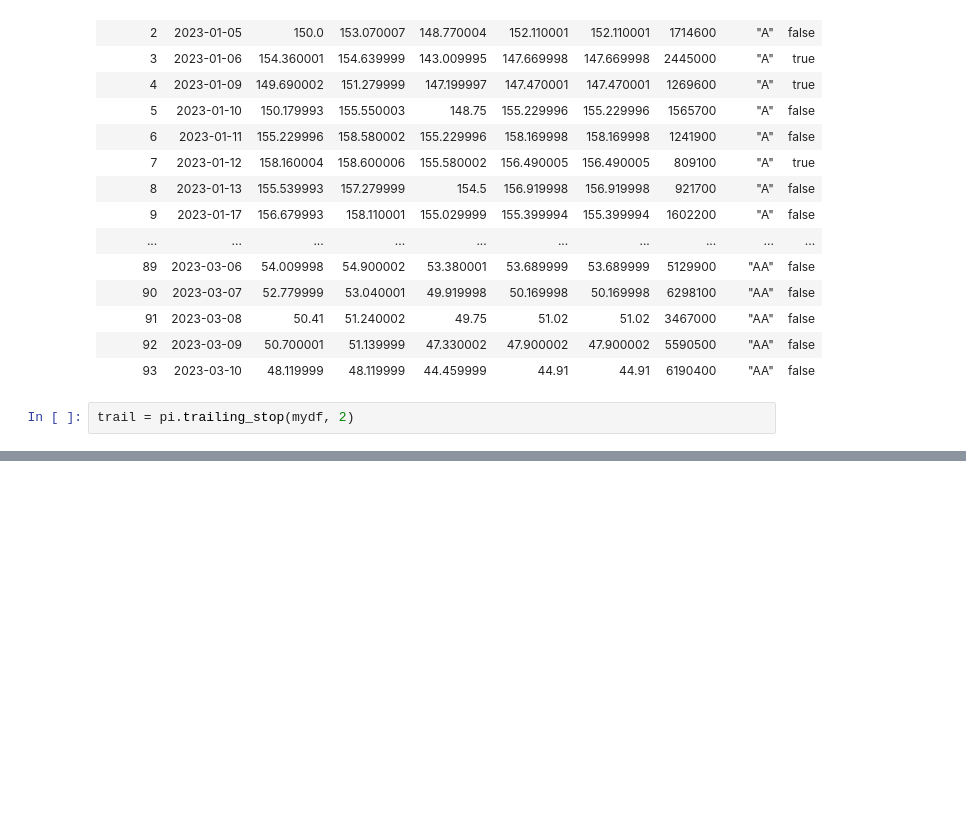
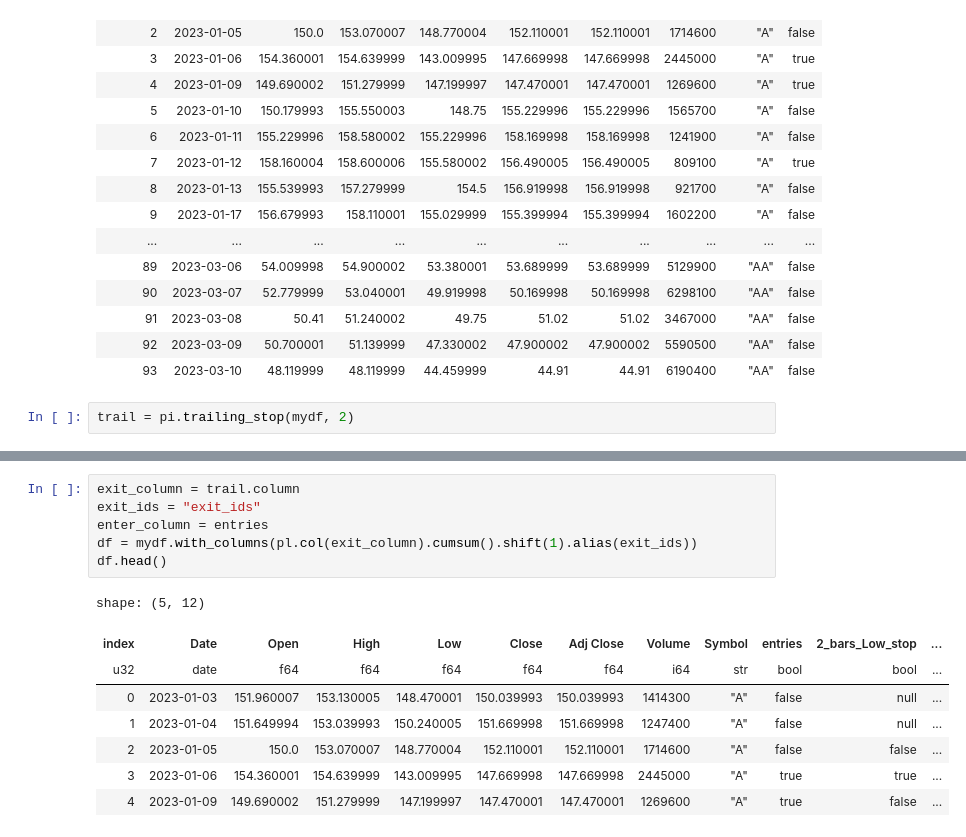
Before and after one commit to avepus/polar-indicators, a Jupyter notebook: src/polars_indicators/notebooks/testing.ipynb, the cells around one changed output, grey strips where cells are left out. Drawn from its saved outputs; the diff is of its cells as text; blank space fills up the shorter version.

```diff
--- a/src/polars_indicators/notebooks/testing.ipynb
+++ b/src/polars_indicators/notebooks/testing.ipynb
@@ -211,0 +256,15 @@ shape: (94, 15)
+# %%
+exit_column = trail.column
+exit_ids = "exit_ids"
+enter_column = entries
+df = mydf.with_columns(pl.col(exit_column).cumsum().shift(1).alias(exit_ids))
+df.head()
+# %% [output]
+shape: (5, 12)
+| index | Date | Open | High | Low | Close | Adj Close | Volume | Symbol | entries | 2_bars_Low_stop | ... |
+| u32 | date | f64 | f64 | f64 | f64 | f64 | i64 | str | bool | bool | ... |
+| 0 | 2023-01-03 | 151.960007 | 153.130005 | 148.470001 | 150.039993 | 150.039993 | 1414300 | "A" | false | null | ... |
+| 1 | 2023-01-04 | 151.649994 | 153.039993 | 150.240005 | 151.669998 | 151.669998 | 1247400 | "A" | false | null | ... |
+| 2 | 2023-01-05 | 150.0 | 153.070007 | 148.770004 | 152.110001 | 152.110001 | 1714600 | "A" | false | false | ... |
+| 3 | 2023-01-06 | 154.360001 | 154.639999 | 143.009995 | 147.669998 | 147.669998 | 2445000 | "A" | true | true | ... |
+| 4 | 2023-01-09 | 149.690002 | 151.279999 | 147.199997 | 147.470001 | 147.470001 | 1269600 | "A" | true | false | ... |
```
Also changed, not shown: parts of 8 cells of this notebook.
